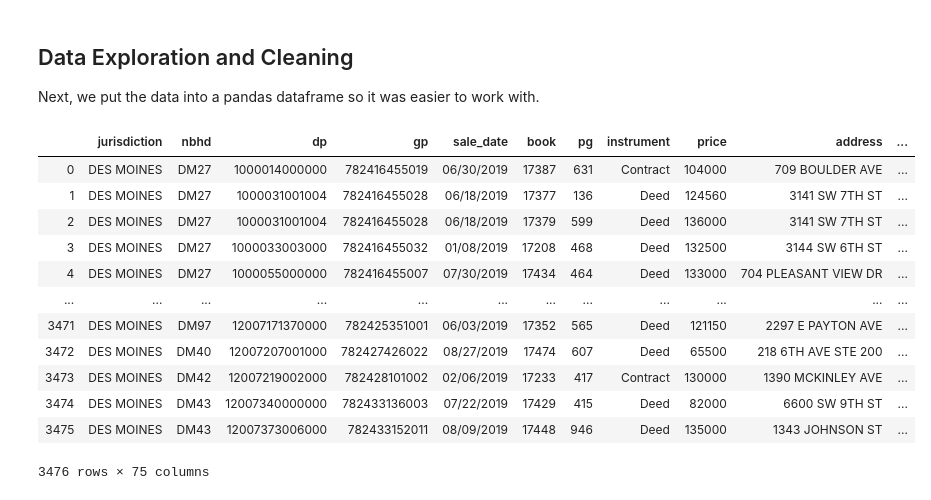
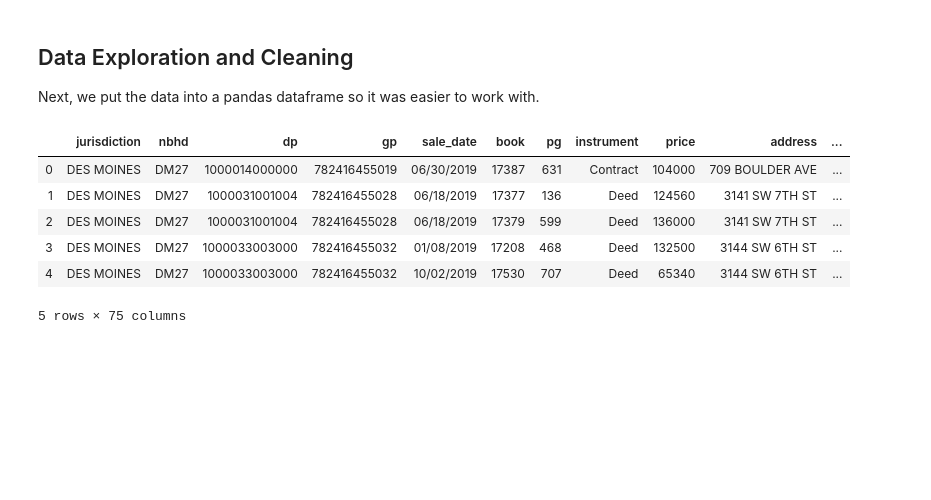
Before and after one commit to HansonMichaelR/PythonGroupProject, a Jupyter notebook: PurpleCobrasGroupProject.ipynb, the cells around one changed output. Cells and saved outputs as stored; diff of their text form; code cells hidden in the pictures; blank space fills up the shorter version.

```diff
--- a/PurpleCobrasGroupProject.ipynb
+++ b/PurpleCobrasGroupProject.ipynb
@@ -30,22 +48,18 @@ Next, we put the data into a pandas dataframe so it was easier to work with.
 # %%
 import pandas as pd
 from urllib.request import urlopen
 
 url ='http://www.assess.co.polk.ia.us/web/exports/res/sales/2019/DM.txt'
 df = pd.read_csv(url, sep='\t')
 
-df
+df.shape
+df.columns
+df.head()
 # %% [output]
 |  | jurisdiction | nbhd | dp | gp | sale_date | book | pg | instrument | price | address | ... |
 | 0 | DES MOINES | DM27 | 1000014000000 | 782416455019 | 06/30/2019 | 17387 | 631 | Contract | 104000 | 709 BOULDER AVE | ... |
 | 1 | DES MOINES | DM27 | 1000031001004 | 782416455028 | 06/18/2019 | 17377 | 136 | Deed | 124560 | 3141 SW 7TH ST | ... |
 | 2 | DES MOINES | DM27 | 1000031001004 | 782416455028 | 06/18/2019 | 17379 | 599 | Deed | 136000 | 3141 SW 7TH ST | ... |
 | 3 | DES MOINES | DM27 | 1000033003000 | 782416455032 | 01/08/2019 | 17208 | 468 | Deed | 132500 | 3144 SW 6TH ST | ... |
-| 4 | DES MOINES | DM27 | 1000055000000 | 782416455007 | 07/30/2019 | 17434 | 464 | Deed | 133000 | 704 PLEASANT VIEW DR | ... |
-| ... | ... | ... | ... | ... | ... | ... | ... | ... | ... | ... | ... |
-| 3471 | DES MOINES | DM97 | 12007171370000 | 782425351001 | 06/03/2019 | 17352 | 565 | Deed | 121150 | 2297 E PAYTON AVE | ... |
-| 3472 | DES MOINES | DM40 | 12007207001000 | 782427426022 | 08/27/2019 | 17474 | 607 | Deed | 65500 | 218 6TH AVE STE 200 | ... |
-| 3473 | DES MOINES | DM42 | 12007219002000 | 782428101002 | 02/06/2019 | 17233 | 417 | Contract | 130000 | 1390 MCKINLEY AVE | ... |
-| 3474 | DES MOINES | DM43 | 12007340000000 | 782433136003 | 07/22/2019 | 17429 | 415 | Deed | 82000 | 6600 SW 9TH ST | ... |
-| 3475 | DES MOINES | DM43 | 12007373006000 | 782433152011 | 08/09/2019 | 17448 | 946 | Deed | 135000 | 1343 JOHNSON ST | ... |
+| 4 | DES MOINES | DM27 | 1000033003000 | 782416455032 | 10/02/2019 | 17530 | 707 | Deed | 65340 | 3144 SW 6TH ST | ... |
-3476 rows × 75 columns
+5 rows × 75 columns
```
Also changed, not shown: parts of 20 cells of this notebook.
